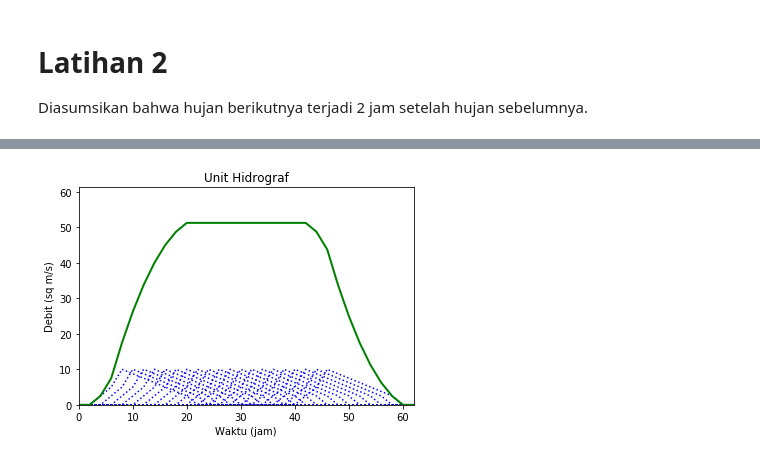
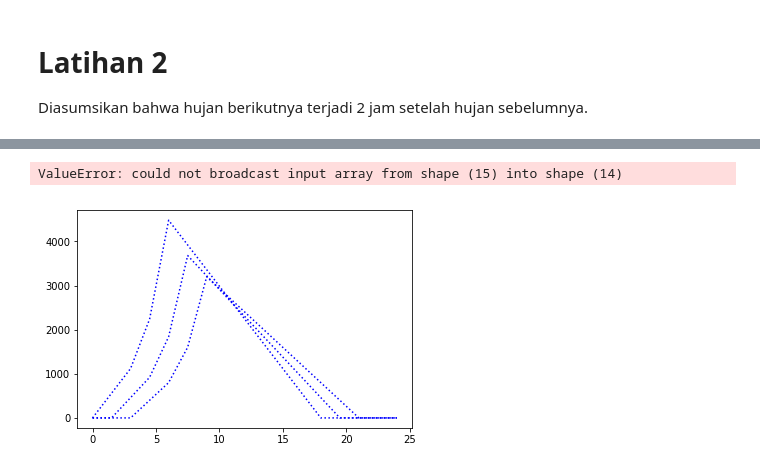
Before and after one commit to taruma/belajar-tsa, a Jupyter notebook: Buat hidrograf.ipynb, the cells around one changed output, grey strips where cells are left out. Drawn from its saved outputs; the diff is of its cells as text; code cells hidden in the pictures.

Commit message:
edit hidrograf

```diff
--- a/Buat hidrograf.ipynb
+++ b/Buat hidrograf.ipynb
@@ -106,50 +159,56 @@ import matplotlib.pyplot as plt
 # hujan = [2,4,0,0,0,6,1,2,0,0,1] # cm
 # hujan = [4, 4, 0, 0, 0, 6]
 # hujan = [1, 1, 1, 1, 1, 1, 1, 1, 1, 1, 1, 1, 1]
-hujan = np.ones(20)
+hujanopsi1 = [5.6, 4.6, 4, 3.4, 2.4]
+hujanopsi2 = [2.3, 3.2, 4.2, 5.2, 2.6, 2.4]
+hujanopsi3 = [2.4, 3.2, 3.8, 4.8, 5.8]
 
-lagging = 2 # jam
-satuanhujan = 2 # jam
-uh = np.array([0, 0, 2.5, 5, 10, 8.75, 7.5, 6.25, 5, 3.75, 2.5, 0]) # unit hidrograf
-abmax = 22
+hujan = hujanopsi1
+
+lagging = 2  # jam
+satuanhujan = 2  # jam
+uh = np.array([0, 100, 200, 400, 800, 700, 600, 500, 400,
+               300, 200, 100, 0, 0, 0])  # unit hidrograf
+abmax = 14
 ab_point = 12
 
 # geser = lagging/satuanhujan,
 # belum dipakai karena diasumsikan hujan berikutnya terjadi 2 jam kemudian dari awal hujan sebelumnya
 
 abmaxsup = abmax + int(len(hujan) * satuanhujan)
 ab_pointsup = ab_point + int(len(hujan))
 
 absisuh = np.linspace(0, abmax, ab_point)
 
 ab_akhir = np.linspace(0, abmaxsup, ab_pointsup)
 
 hasil = np.zeros([len(hujan), ab_pointsup])
 superposisi = np.zeros(ab_pointsup)
 # hasil = np.zeros(shape=(len(hujan), 12 + len(hujan)))
 
 # isi unit hidrograf linear (dikali dengan tinggi hujan)
 for i in range(len(hujan)):
     uhlin = uh * hujan[i]
 
     bbel = len(uh) + i
-    bbel = int(bbel) # batas belakang
-    hasil[i,i:bbel] = uhlin
+    bbel = int(bbel)  # batas belakang
+    hasil[i, i:bbel] = uhlin
 
-    plt.plot(ab_akhir,hasil[i,:],'b:')
+    plt.plot(ab_akhir, hasil[i, :], 'b:')
 
 for j in range(ab_pointsup):
-    superposisi[j] = np.sum(hasil[:,j])
+    superposisi[j] = np.sum(hasil[:, j])
 
 plt.plot(ab_akhir, superposisi[:], 'g', lw=2)
 
 # Atur plot
-plt.xlim(0,abmaxsup)
-plt.ylim(0,np.amax(superposisi) + 10)
+plt.xlim(0, abmaxsup)
+plt.ylim(0, np.amax(superposisi) + 10)
 plt.title('Unit Hidrograf')
 plt.ylabel('Debit (sq m/s)')
-plt.xlabel('Waktu (jam)');
+plt.xlabel('Waktu (jam)')
 # plt.legend(['UH', 'UH B', 'UH A+B'], loc='best');
 # print(hasil)
 # %% [output]
+ValueError: could not broadcast input array from shape (15) into shape (14)
-[figure, old version]
+[figure, new version]
```
Also changed, not shown: parts of 1 cell of this notebook, 1 other file.
